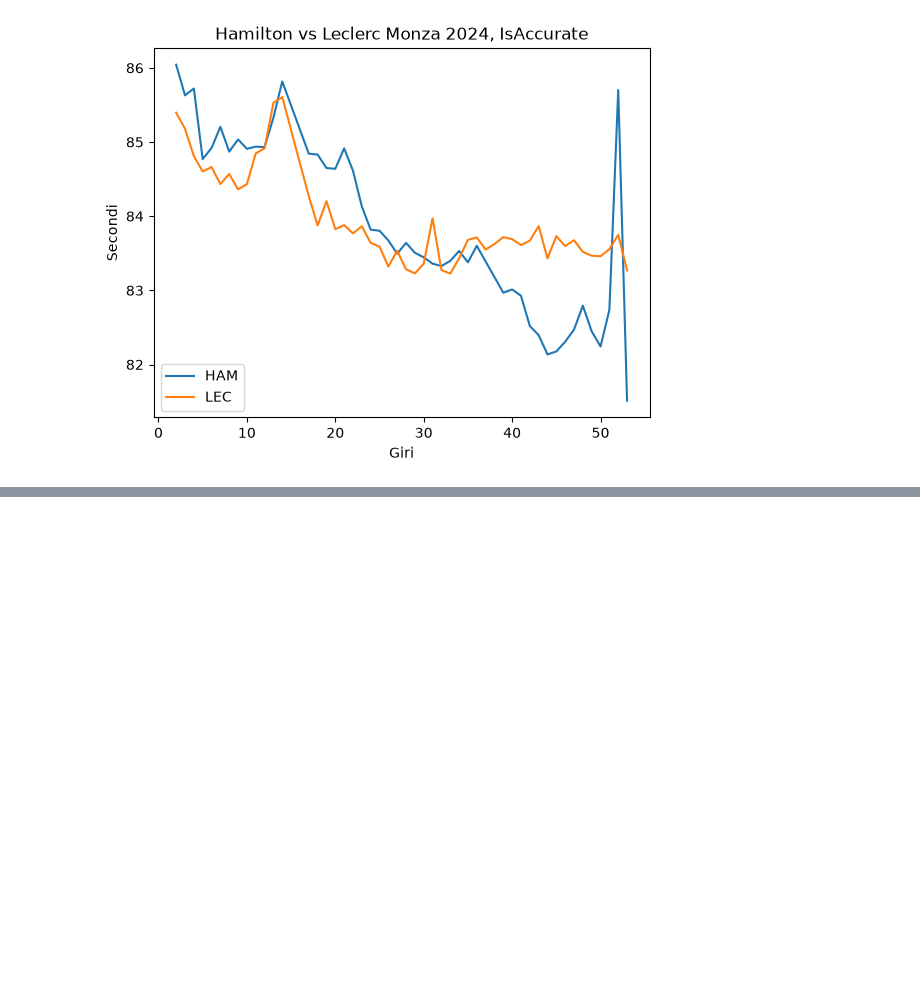
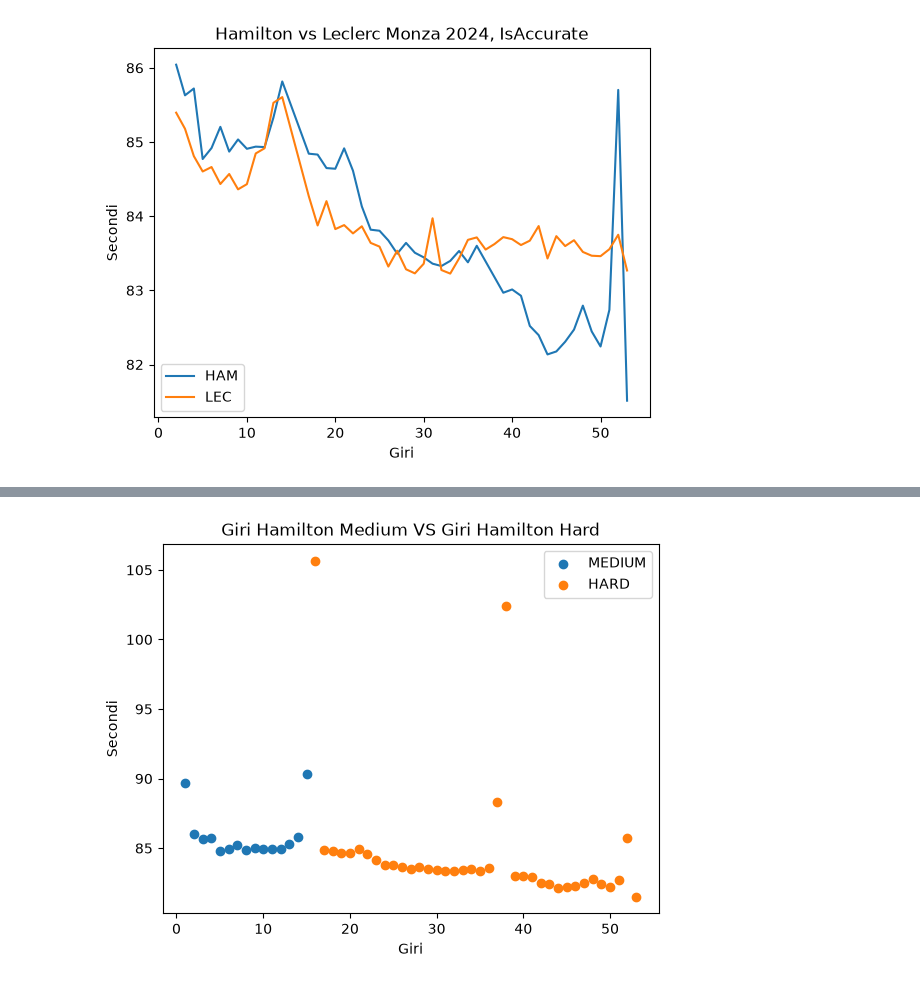
Before and after one commit to shyndry/f1-dashboard, a Jupyter notebook: notebooks/02_filtri_e_grafici.ipynb, the cells around one changed output, grey strips where cells are left out. Cells and saved outputs as stored; diff of their text form; code cells hidden in the pictures; blank space fills up the shorter version.

Commit message:
Fase 1 completata: grafici per mescola e per stint, confronto Hamilton vs Leclerc

```diff
--- a/notebooks/02_filtri_e_grafici.ipynb
+++ b/notebooks/02_filtri_e_grafici.ipynb
@@ -240,0 +239,10 @@ plt.show()
+# %%
+plt.scatter(ham_medium["LapNumber"], ham_medium["LapTimeSec"], label = "MEDIUM")
+plt.scatter(ham_hard["LapNumber"], ham_hard["LapTimeSec"], label = "HARD")
+plt.title("Giri Hamilton Medium VS Giri Hamilton Hard")
+plt.xlabel("Giri")
+plt.ylabel("Secondi")
+plt.legend()
+plt.show()
+# %% [output]
+[figure, added]
```
Also changed, not shown: parts of 9 cells of this notebook.
